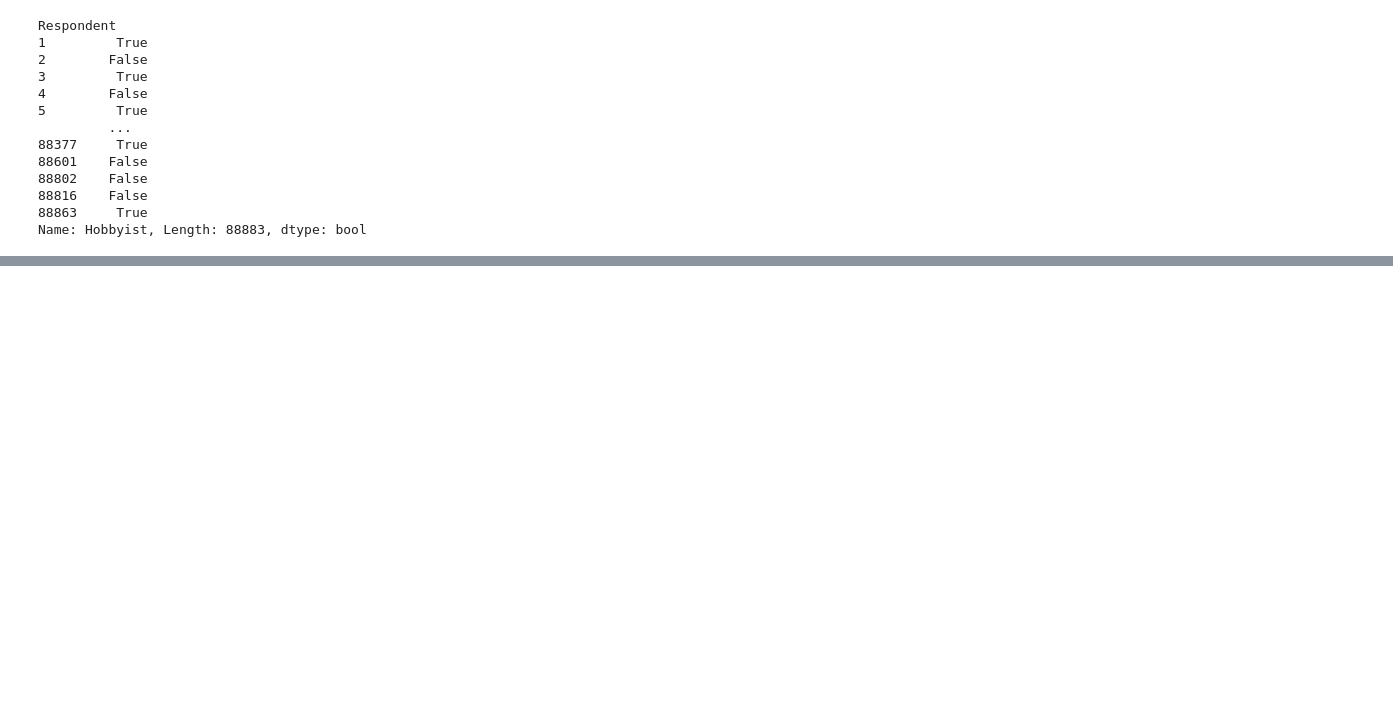
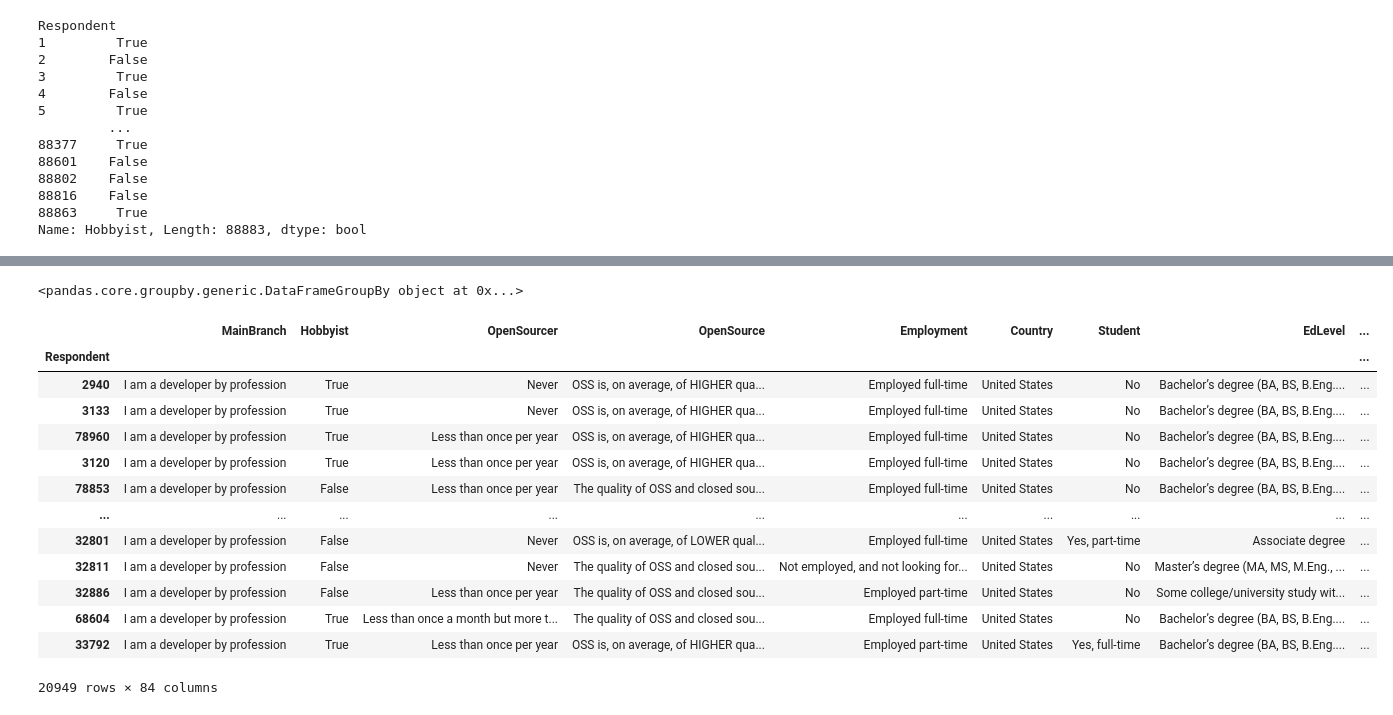
Before and after one commit to Virendra9824/Data-Science-From-Celebal, a Jupyter notebook: Practice/Week-3/02_Pandas_.ipynb, the cells around one changed output, grey strips where cells are left out. Cells and saved outputs as stored; diff of their text form; code cells hidden in the pictures; blank space fills up the shorter version.

Commit message:
Grouping-Aggregating-Cleaning-Data

```diff
--- a/Practice/Week-3/02_Pandas_.ipynb
+++ b/Practice/Week-3/02_Pandas_.ipynb
@@ -400,0 +413,2 @@ df['Hobbyist'] = df['Hobbyist'].map({'Yes': True, 'No': False})
+# %%
+df.sort_values(by='Country', inplace=True)
@@ -400,0 +445,2 @@ df['Hobbyist'] = df['Hobbyist'].map({'Yes': True, 'No': False})
+# %%
+df.sort_values(by=['Country', 'ConvertedComp'], ascending=[True, False], inplace=True)
@@ -400,0 +569,23 @@ df['Hobbyist'] = df['Hobbyist'].map({'Yes': True, 'No': False})
+# %%
+country_grp = df.groupby(['Country'])
+# %%
+country_grp
+# %% [output]
+<pandas.core.groupby.generic.DataFrameGroupBy object at 0x...>
+# %%
+country_grp.get_group('United States')
+# %% [output]
+|  | MainBranch | Hobbyist | OpenSourcer | OpenSource | Employment | Country | Student | EdLevel | ... |
+| Respondent |  |  |  |  |  |  |  |  | ... |
+| 2940 | I am a developer by profession | True | Never | OSS is, on average, of HIGHER qua... | Employed full-time | United States | No | Bachelor’s degree (BA, BS, B.Eng.... | ... |
+| 3133 | I am a developer by profession | True | Never | OSS is, on average, of HIGHER qua... | Employed full-time | United States | No | Bachelor’s degree (BA, BS, B.Eng.... | ... |
+| 78960 | I am a developer by profession | True | Less than once per year | OSS is, on average, of HIGHER qua... | Employed full-time | United States | No | Bachelor’s degree (BA, BS, B.Eng.... | ... |
+| 3120 | I am a developer by profession | True | Less than once per year | OSS is, on average, of HIGHER qua... | Employed full-time | United States | No | Bachelor’s degree (BA, BS, B.Eng.... | ... |
+| 78853 | I am a developer by profession | False | Less than once per year | The quality of OSS and closed sou... | Employed full-time | United States | No | Bachelor’s degree (BA, BS, B.Eng.... | ... |
+| ... | ... | ... | ... | ... | ... | ... | ... | ... | ... |
+| 32801 | I am a developer by profession | False | Never | OSS is, on average, of LOWER qual... | Employed full-time | United States | Yes, part-time | Associate degree | ... |
+| 32811 | I am a developer by profession | False | Never | The quality of OSS and closed sou... | Not employed, and not looking for... | United States | No | Master’s degree (MA, MS, M.Eng., ... | ... |
+| 32886 | I am a developer by profession | False | Less than once per year | The quality of OSS and closed sou... | Employed part-time | United States | No | Some college/university study wit... | ... |
+| 68604 | I am a developer by profession | True | Less than once a month but more t... | The quality of OSS and closed sou... | Employed full-time | United States | No | Bachelor’s degree (BA, BS, B.Eng.... | ... |
+| 33792 | I am a developer by profession | True | Less than once per year | OSS is, on average, of HIGHER qua... | Employed part-time | United States | Yes, full-time | Bachelor’s degree (BA, BS, B.Eng.... | ... |
+20949 rows × 84 columns
```
Also changed, not shown: parts of 38 cells of this notebook.
